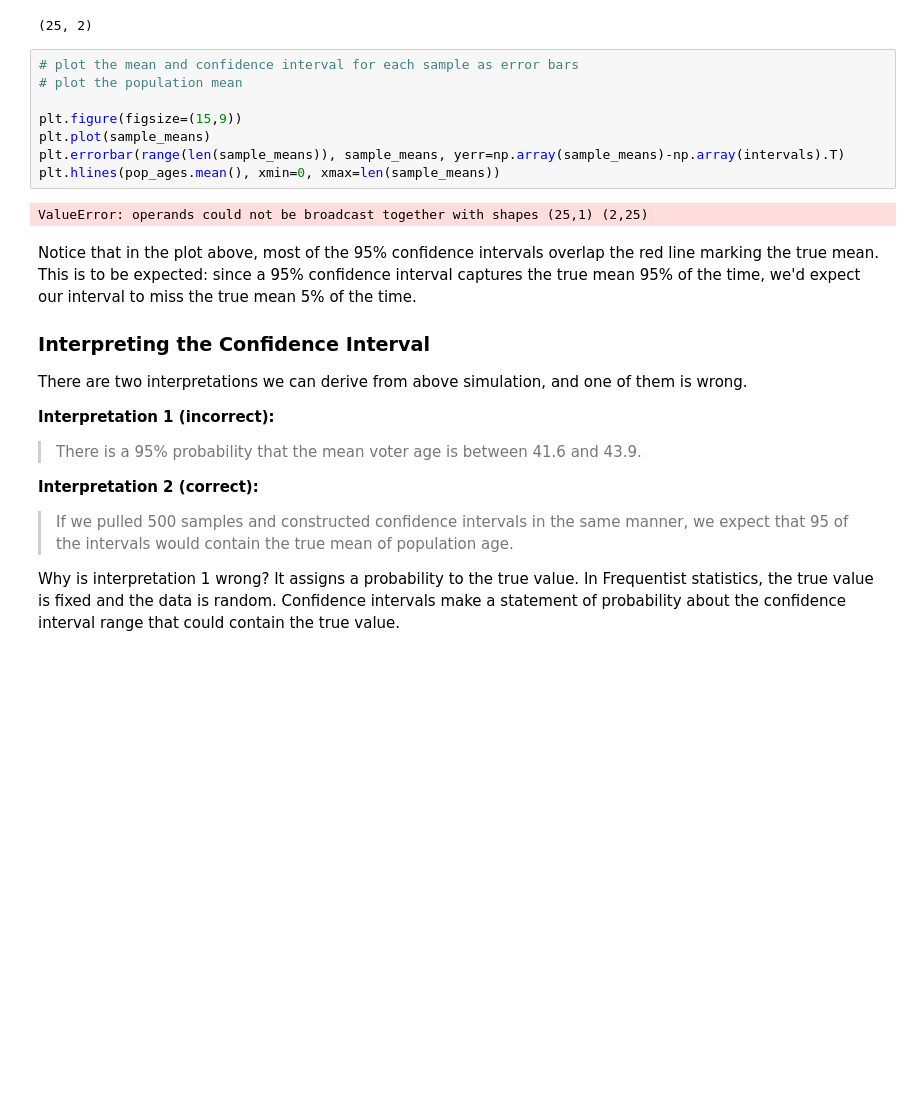
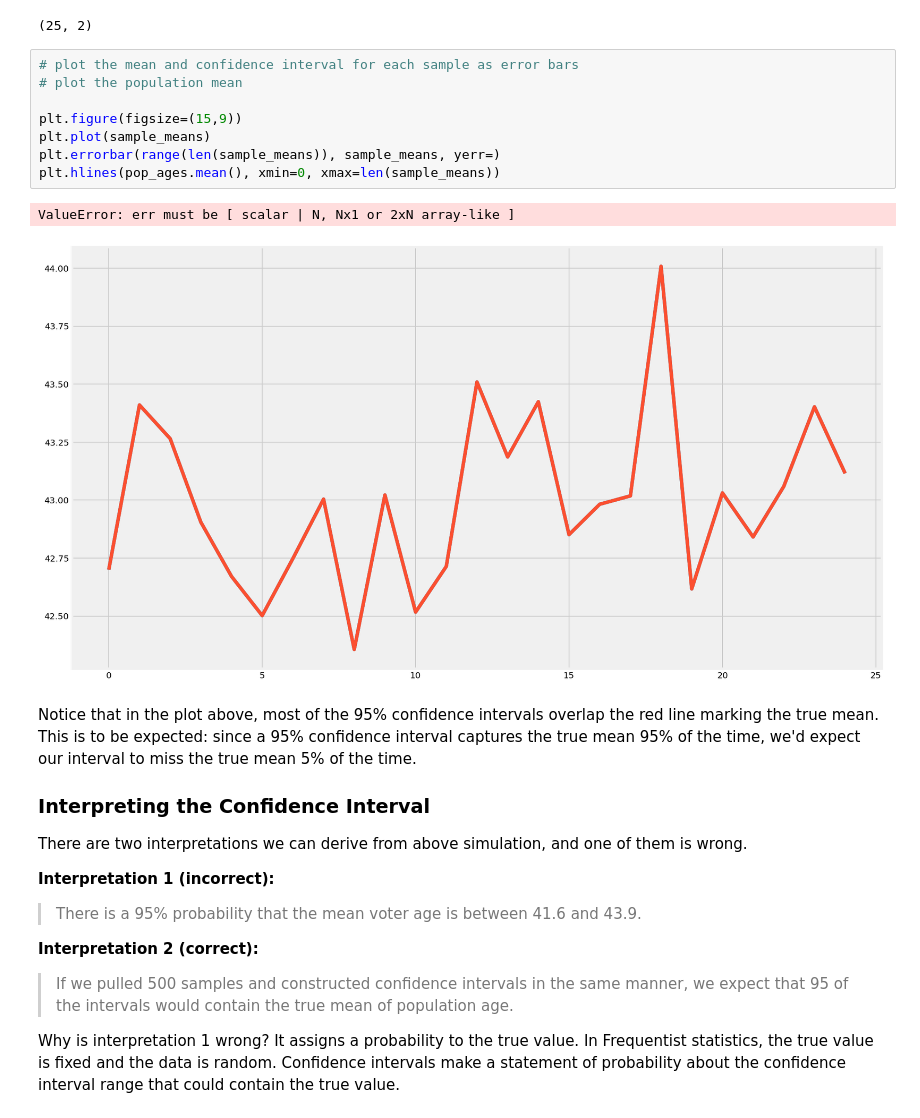
Before and after one commit to npschafer/dsc-confidence-intervals-lab-houston-ds-042219, a Jupyter notebook: index.ipynb, the cells around one changed output. Drawn from its saved outputs; the diff is of its cells as text; blank space fills up the shorter version.

```diff
--- a/index.ipynb
+++ b/index.ipynb
@@ -279,13 +279,14 @@ np.array(intervals).shape
 # %%
 # plot the mean and confidence interval for each sample as error bars
 # plot the population mean
 
 plt.figure(figsize=(15,9))
 plt.plot(sample_means)
-plt.errorbar(range(len(sample_means)), sample_means, yerr=np.array(sample_means)-np.array(intervals).T)
+plt.errorbar(range(len(sample_means)), sample_means, yerr=)
 plt.hlines(pop_ages.mean(), xmin=0, xmax=len(sample_means))
 # %% [output]
-ValueError: operands could not be broadcast together with shapes (25,1) (2,25)
+ValueError: err must be [ scalar | N, Nx1 or 2xN array-like ]
+[figure, added]
 # %% [markdown]
 Notice that in the plot above, most of the 95% confidence intervals overlap the red line marking the true mean. This is to be expected: since a 95% confidence interval captures the true mean 95% of the time, we'd expect our interval to miss the true mean 5% of the time.
 
```
